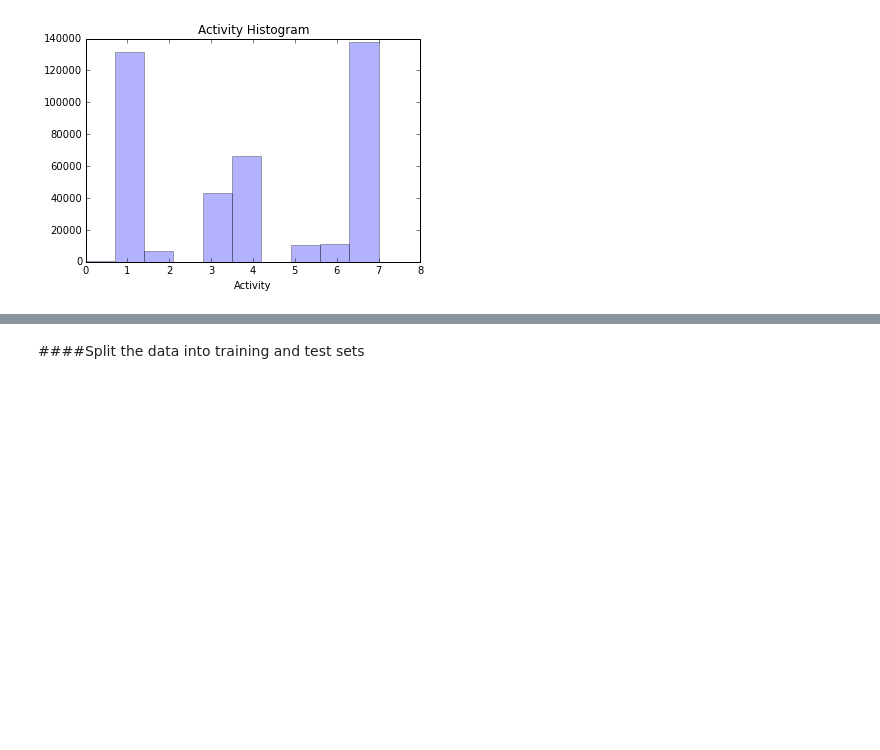
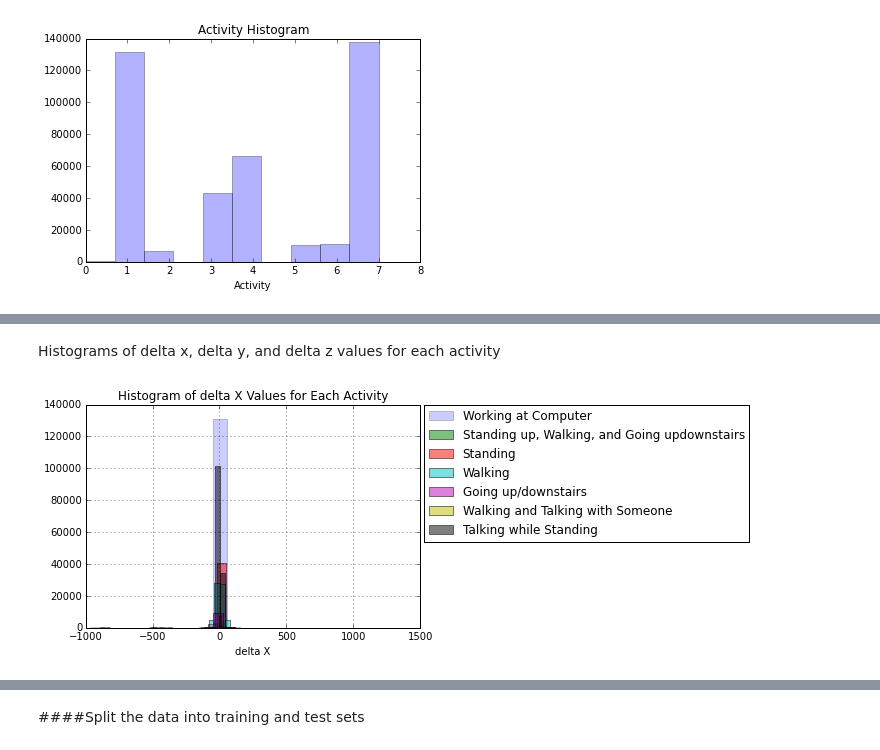
Before and after one commit to molliemarie/DS-Projects, a Jupyter notebook: Accelerometer/accelerometer2.ipynb, the cells around one changed output, grey strips where cells are left out. Cells and saved outputs as stored; diff of their text form; code cells hidden in the pictures; blank space fills up the shorter version.

```diff
--- a/Accelerometer/accelerometer2.ipynb
+++ b/Accelerometer/accelerometer2.ipynb
@@ -339,0 +366,6 @@ pl.show()
+# %% [markdown]
+Histograms of delta x, delta y, and delta z values for each activity
+# %%
+plotfigs('xdiff', 'delta X', 'Histogram of delta X Values for Each Activity')
+# %% [output]
+[figure, added]
```
Also changed, not shown: parts of 20 cells of this notebook.
